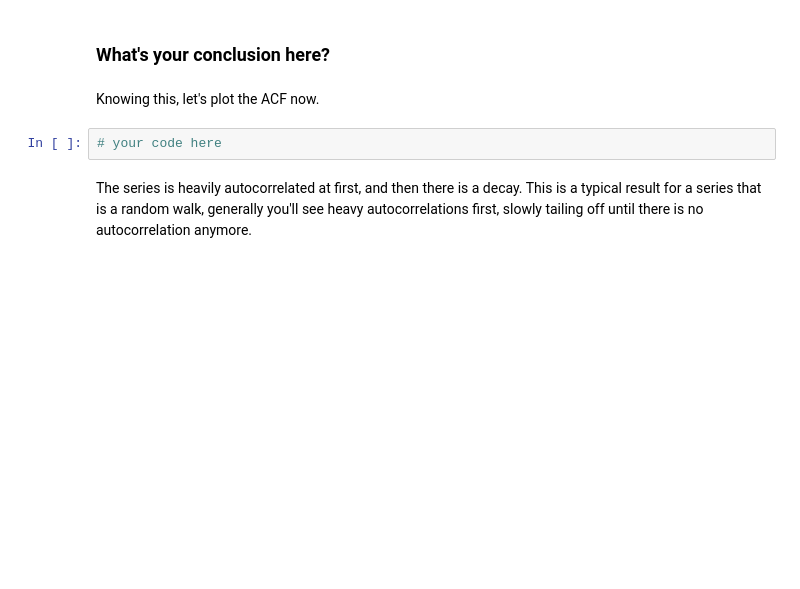
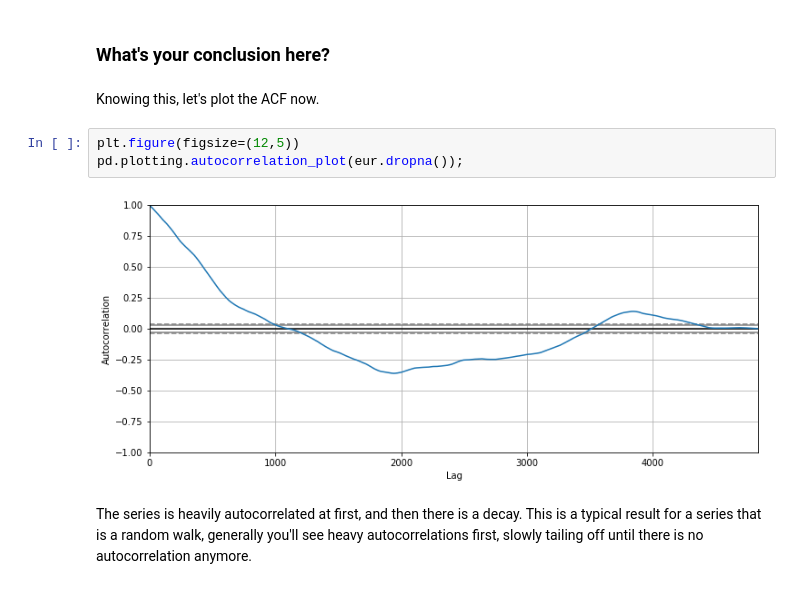
Before and after one commit to briansrebrenik/dsc-3-26-05-correlation-and-autocorrelation-in-time-series-lab-nyc-career-ds-102218, a Jupyter notebook: index.ipynb, the cells around one changed output. Drawn from its saved outputs; the diff is of its cells as text; blank space fills up the shorter version.

```diff
--- a/index.ipynb
+++ b/index.ipynb
@@ -102,8 +102,11 @@ Repeat this, but for a "lag 5 autocorrelation"
 ### What's your conclusion here?
 # %% [markdown]
 Knowing this, let's plot the ACF now.
-# %%
-# your code here
+# %%
+plt.figure(figsize=(12,5))
+pd.plotting.autocorrelation_plot(eur.dropna());
+# %% [output]
+[figure, added]
 # %% [markdown]
 The series is heavily autocorrelated at first, and then there is a decay. This is a typical result for a series that is a random walk, generally you'll see heavy autocorrelations first, slowly tailing off until there is no autocorrelation anymore.
 # %% [markdown]
```
Also changed, not shown: parts of 2 cells of this notebook.
